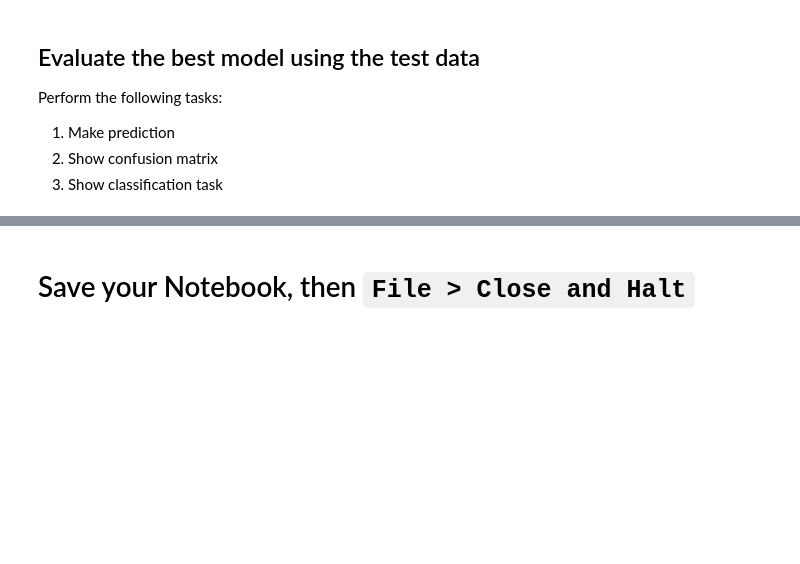
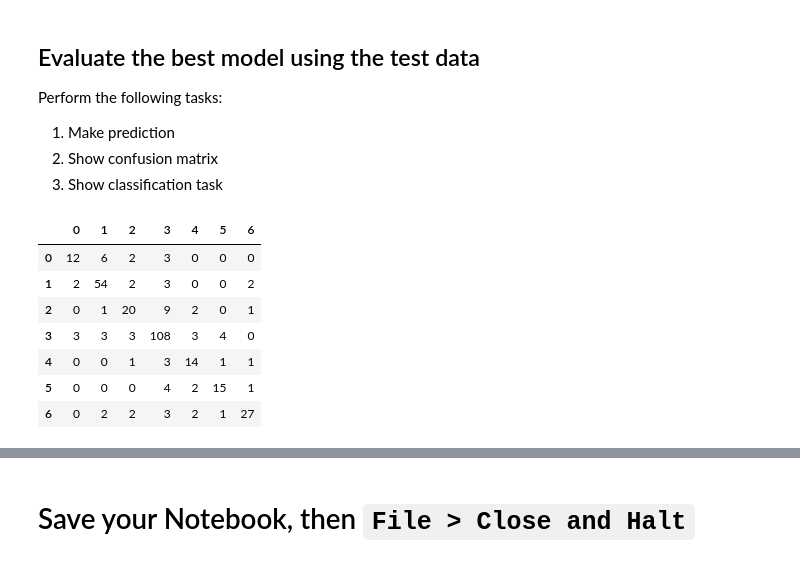
Before and after one commit to may96cc/sp22dsa8010, a Jupyter notebook: module5/exercises/Pipeline.ipynb, the cells around one changed output, grey strips where cells are left out. Drawn from its saved outputs; the diff is of its cells as text; code cells hidden in the pictures; blank space fills up the shorter version.

```diff
--- a/module5/exercises/Pipeline.ipynb
+++ b/module5/exercises/Pipeline.ipynb
@@ -159,7 +245,18 @@ Perform the following tasks:
 1. Show classification task
 # %%
 # Make prediction (E009)
+predicted_y = model_grid.predict(X_test)
 # %%
 # Show confusion matrix (E010)
+pd.DataFrame(confusion_matrix(y_test, predicted_y))
+# %% [output]
+|  | 0 | 1 | 2 | 3 | 4 | 5 | 6 |
+| 0 | 12 | 6 | 2 | 3 | 0 | 0 | 0 |
+| 1 | 2 | 54 | 2 | 3 | 0 | 0 | 2 |
+| 2 | 0 | 1 | 20 | 9 | 2 | 0 | 1 |
+| 3 | 3 | 3 | 3 | 108 | 3 | 4 | 0 |
+| 4 | 0 | 0 | 1 | 3 | 14 | 1 | 1 |
+| 5 | 0 | 0 | 0 | 4 | 2 | 15 | 1 |
+| 6 | 0 | 2 | 2 | 3 | 2 | 1 | 27 |
 # %%
 # Show the classification report (E011)
```
Also changed, not shown: parts of 15 cells of this notebook.
